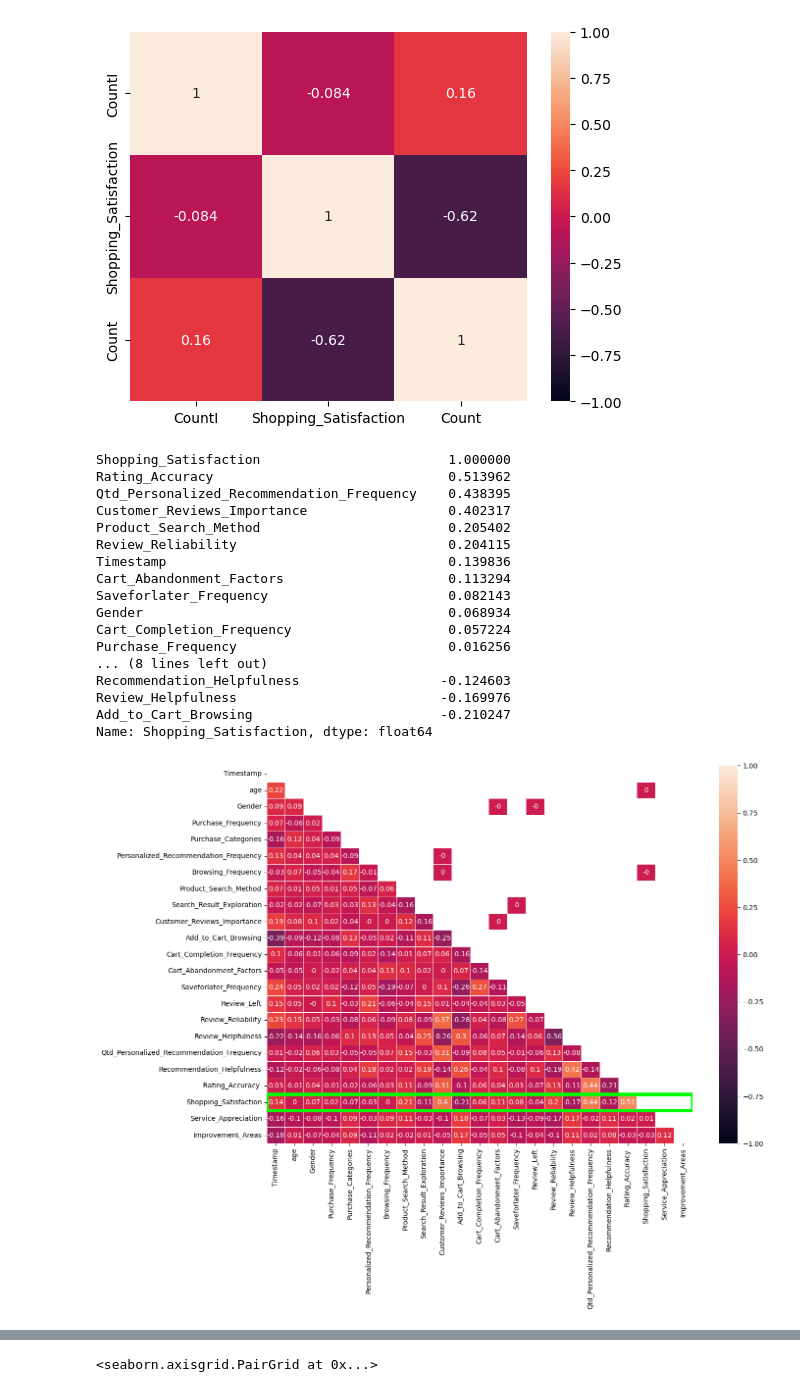
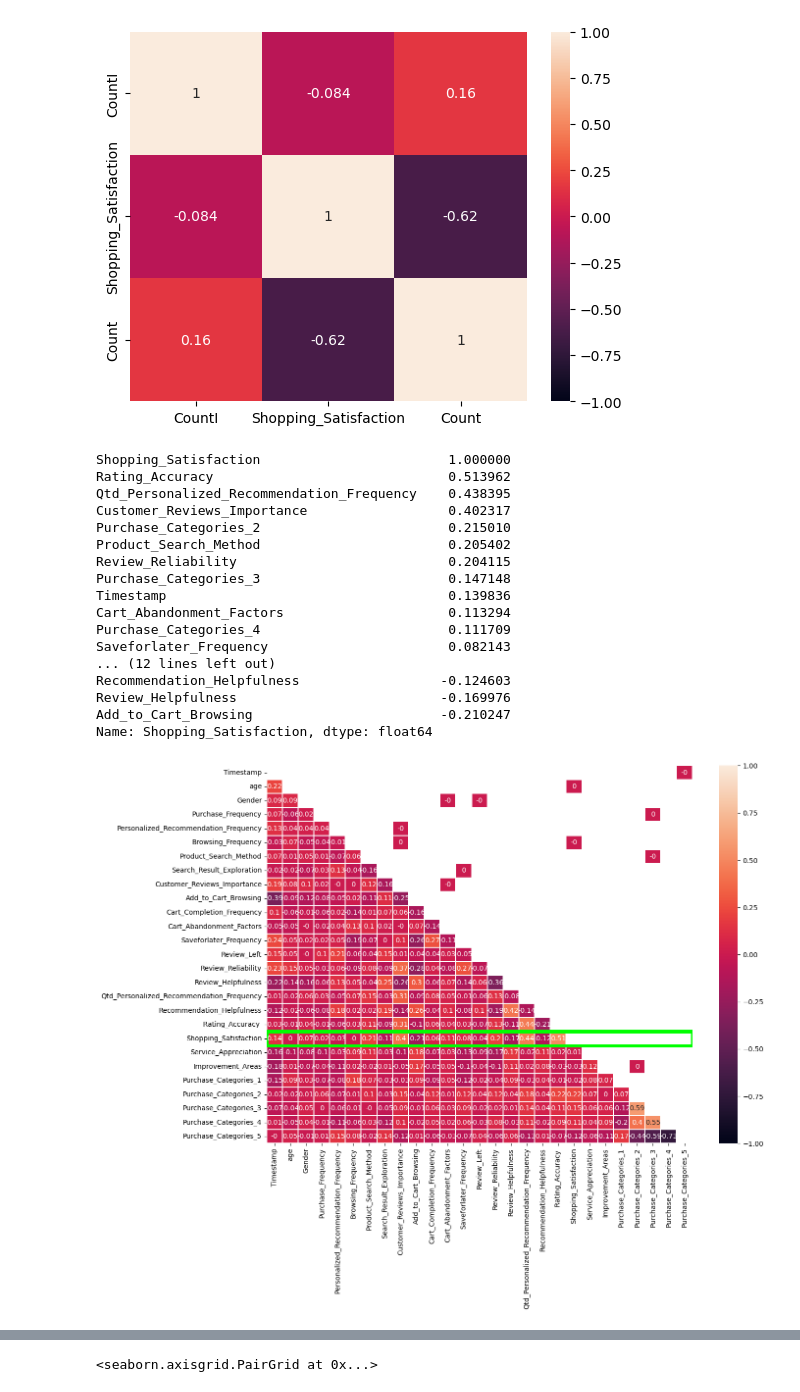
Before and after one commit to OliviaHelena10/PYTHON_PROJECTS, a Jupyter notebook: trabalhando_com_analises/cust_behavior.ipynb, the cells around one changed output, grey strips where cells are left out. Cells and saved outputs as stored; diff of their text form; code cells hidden in the pictures.

```diff
--- a/trabalhando_com_analises/cust_behavior.ipynb
+++ b/trabalhando_com_analises/cust_behavior.ipynb
@@ -108,3 +108,11 @@ Cart_Abandonment_Factors: ['Found a better price elsewhere' 'High shipping costs
  'User interface ' 'Irrelevant product suggestions'
  'User interface of app' "I don't have any problem with Amazon"
  'No problems with Amazon']
+# %%
+df_split = df['Purchase_Categories'].str.split(';', expand=True)
+
+df_split.columns = [f'Purchase_Categories_{i+1}' for i in range(df_split.shape[1])]
+
+df = pd.concat([df.drop(columns=['Purchase_Categories']), df_split], axis=1)
+
+print(df)
@@ -446,15 +489,15 @@ Shopping_Satisfaction                        1.000000
 Rating_Accuracy                              0.513962
 Qtd_Personalized_Recommendation_Frequency    0.438395
 Customer_Reviews_Importance                  0.402317
+Purchase_Categories_2                        0.215010
 Product_Search_Method                        0.205402
 Review_Reliability                           0.204115
+Purchase_Categories_3                        0.147148
 Timestamp                                    0.139836
 Cart_Abandonment_Factors                     0.113294
+Purchase_Categories_4                        0.111709
 Saveforlater_Frequency                       0.082143
-Gender                                       0.068934
-Cart_Completion_Frequency                    0.057224
-Purchase_Frequency                           0.016256
-... (8 lines left out)
+... (12 lines left out)
 Recommendation_Helpfulness                  -0.124603
 Review_Helpfulness                          -0.169976
 Add_to_Cart_Browsing                        -0.210247
@@ -462,12 +505,13 @@ Name: Shopping_Satisfaction, dtype: float64
 # %%
 plt.figure(figsize=(14, 10))
 correlation_matrix = df_encoded.corr().round(2)
-heatmap = sns.heatmap(correlation_matrix, annot=True, vmin=-1, vmax=1, linewidths=0.6, mask=np.triu(correlation_matrix))
+heatmap = sns.heatmap(correlation_matrix, annot=True, vmin=-1, vmax=1, linewidths=0.3, mask=np.triu(correlation_matrix))
+
 
 for i in range(len(correlation_matrix.columns)):
     if correlation_matrix.index[i] == 'Shopping_Satisfaction':
         heatmap.add_patch(plt.Rectangle((0, i), len(correlation_matrix), 1, fill=False, edgecolor='lime', lw=5))
 
 plt.show()
 # %% [output]
-[figure, old version]
+[figure, new version]
```
Also changed, not shown: parts of 26 cells of this notebook.
